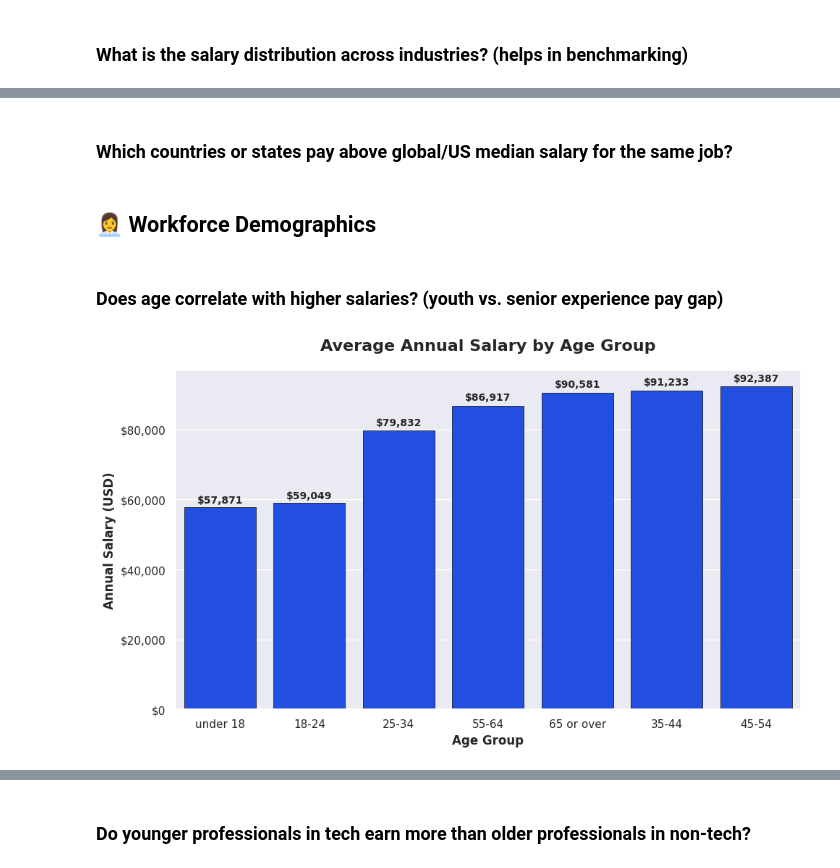
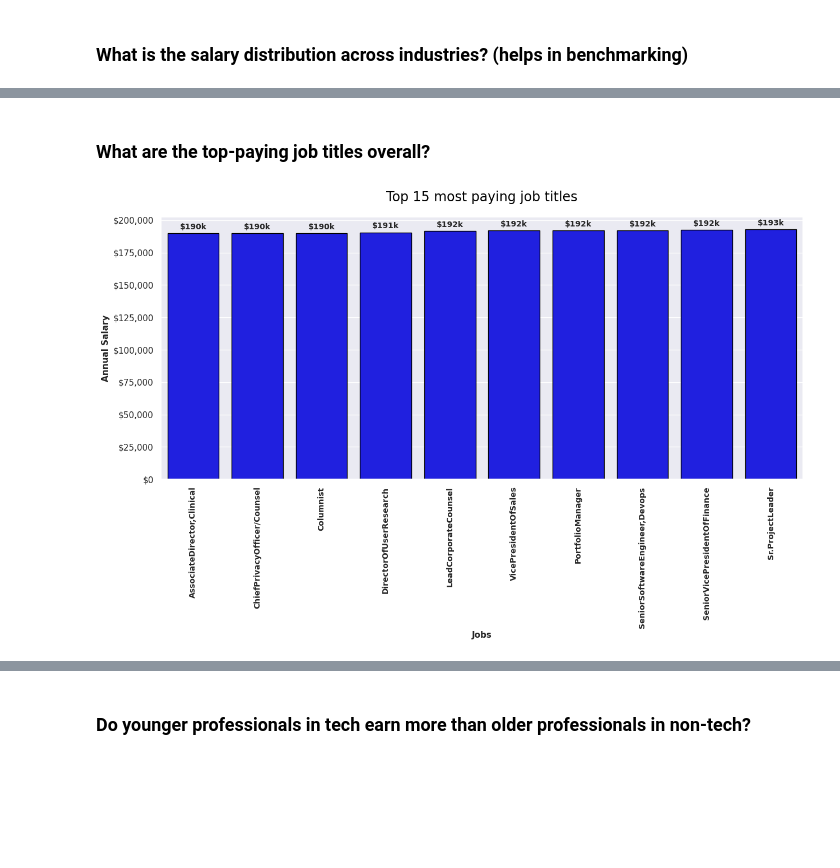
Before and after one commit to BhaskarMishra05/Data, a Jupyter notebook: src/Notebook/change.ipynb, the cells around one changed output, grey strips where cells are left out. Saved outputs shown, nothing was run; the diff lists cells and outputs as text; code cells hidden in the pictures; blank space fills up the shorter version.

```diff
--- a/src/Notebook/change.ipynb
+++ b/src/Notebook/change.ipynb
@@ -880,20 +1075,0 @@ plt.show()
-# %%
-groupby_job_salary = df_usa.groupby('job_title')['annual_salary'].mean().reset_index().nlargest(10, columns='annual_salary').sort_values(by = 'annual_salary')
-plt.figure(figsize=(13,6))
-ax = sns.barplot(x='job_title', y = 'annual_salary', data= groupby_job_salary, color='blue'
-                 ,edgecolor= 'black')
-plt.title('Top 15 most paying job titles', fontsize = 17 , color= 'purple', pad= 20)
-plt.ylabel('Salary', fontsize= 11, fontweight='bold')
-plt.xlabel('Jobs', fontsize= 11, fontweight='bold')
-plt.gca().yaxis.set_major_formatter(plt.FuncFormatter(lambda x,p: f'${x:,.0f}'))
-for i,bar in enumerate(ax.patches):
-    height = bar.get_height()
-    ax.text(
-        bar.get_x() + bar.get_width()/2,
-        height + height *0.01,
-        f'${height/1000}k',
-        ha='center', va='bottom'
-    )
-plt.tight_layout()
-plt.xticks(rotation=90)
-plt.show()
@@ -902,23 +1076,25 @@ plt.show()
-# %% [markdown]
-### Which countries or states pay above global/US median salary for the same job?
-# %% [markdown]
-## 👩‍💼 Workforce Demographics
-# %% [markdown]
-### Does age correlate with higher salaries? (youth vs. senior experience pay gap)
-# %%
-groupby_age_salary = df_usa.groupby('age')['annual_salary'].mean().reset_index().sort_values(by = 'annual_salary')
-plt.figure(figsize=(10, 6))
-ax = sns.barplot(x='age', y='annual_salary', data=groupby_age_salary, edgecolor='black', linewidth=0.5)
-plt.title('Average Annual Salary by Age Group', fontsize=16, fontweight='bold', pad=20)
-plt.xlabel('Age Group', fontsize=12, fontweight='bold')
-plt.ylabel('Annual Salary (USD)', fontsize=12, fontweight='bold')
-plt.gca().yaxis.set_major_formatter(plt.FuncFormatter(lambda x, p: f'${x:,.0f}'))
-for bar in ax.patches:
-    height = bar.get_height()
-    ax.text(bar.get_x() + bar.get_width()/2., height + height*0.01,
-            f'${height:,.0f}', ha='center', va='bottom',
-            fontsize=10, fontweight='bold')
-plt.tight_layout()
-plt.show()
-# %% [output]
-[figure, removed]
+# %% [markdown]
+### What are the top-paying job titles overall?
+# %%
+groupby_job_salary = df_usa.groupby('job_title')['annual_salary'].median().reset_index().nlargest(10, columns='annual_salary').sort_values(by = 'annual_salary')
+plt.figure(figsize=(13,6))
+ax = sns.barplot(x='job_title', y = 'annual_salary', data= groupby_job_salary, color='blue'
+                 ,edgecolor= 'black')
+plt.title('Top 15 most paying job titles', fontsize = 17 , color= 'black', pad= 20)
+plt.ylabel('Annual Salary', fontsize= 11, fontweight='bold')
+plt.xlabel('Jobs', fontsize= 11, fontweight='bold')
+plt.gca().yaxis.set_major_formatter(plt.FuncFormatter(lambda x,p: f'${x:,.0f}'))
+for i,bar in enumerate(ax.patches):
+    height = bar.get_height()
+    ax.text(
+        bar.get_x() + bar.get_width()/2,
+        height + height *0.01,
+        f'${(height/1000):,.0f}k',
+        ha='center', va='bottom',
+        fontsize=10, fontweight='bold'
+    )
+plt.tight_layout()
+plt.xticks(rotation=90, fontsize=10, fontweight='bold')
+plt.show()
+# %% [output]
+[figure, added]
```
Also changed, not shown: parts of 70 cells of this notebook.
